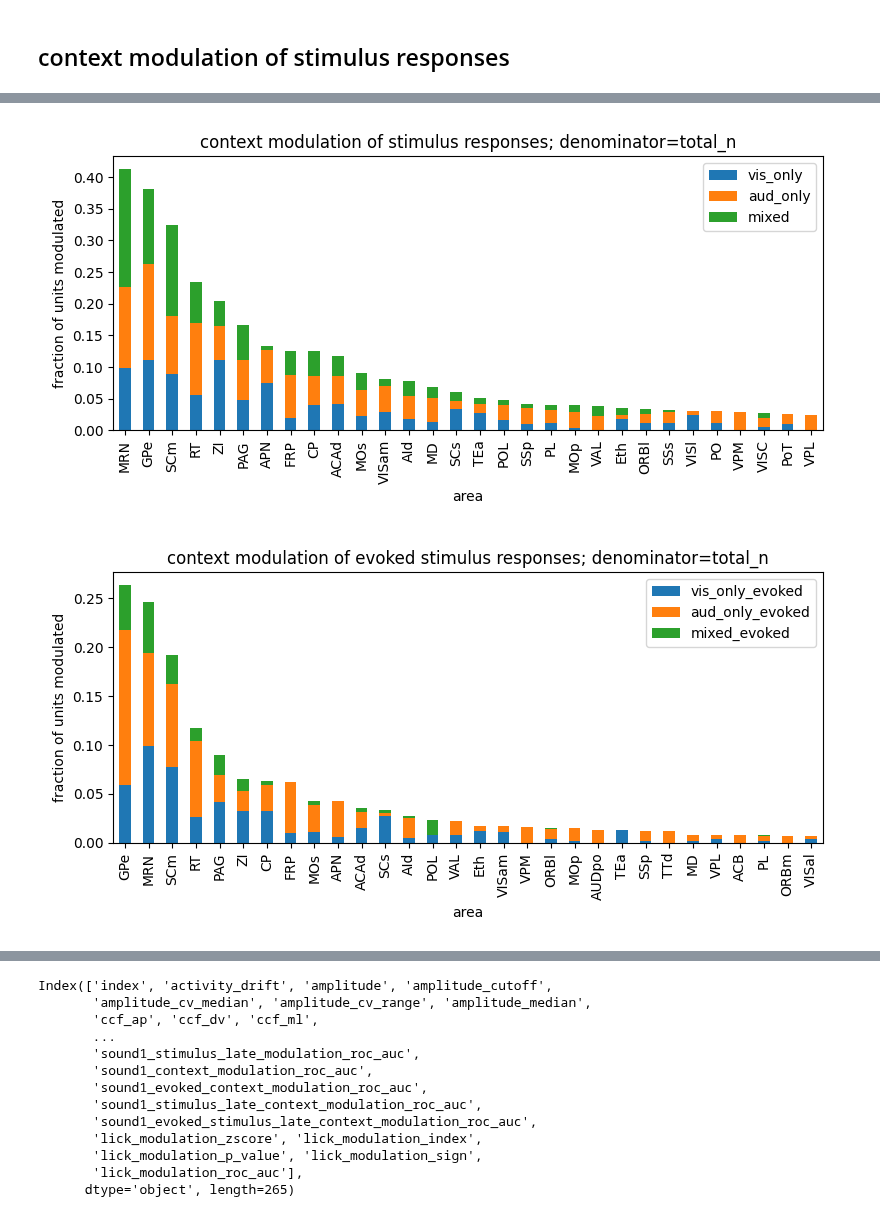
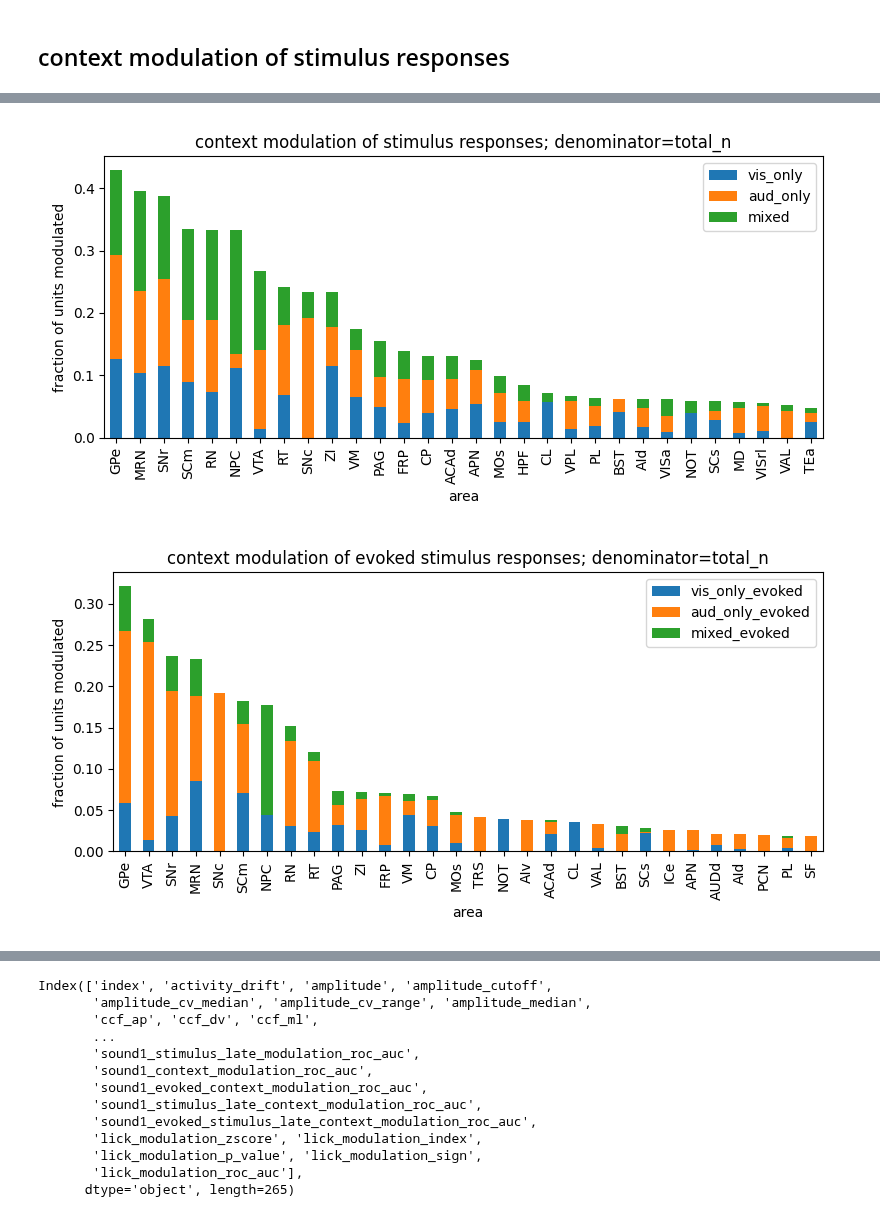
Before and after one commit to AllenInstitute/dynamic_routing_analysis, a Jupyter notebook: notebooks/single_unit_metrics_analysis.ipynb, the cells around one changed output, grey strips where cells are left out. Cells and saved outputs as stored; diff of their text form; code cells hidden in the pictures.

```diff
--- a/notebooks/single_unit_metrics_analysis.ipynb
+++ b/notebooks/single_unit_metrics_analysis.ipynb
@@ -53,7 +53,7 @@ sel_project='DynamicRouting'
 sel_units=all_data.query('presence_ratio>=0.7 and \
                             isi_violations_ratio<=0.5 and \
                             amplitude_cutoff<=0.1 and \
-                            activity_drift<=0.1 and \
+                            activity_drift<=0.2 and \
                             project.str.contains(@sel_project) and \
                             ~structure.isna() and ~location.isna() and \
                             session_id in @dr_session_list')
@@ -75,7 +75,7 @@ structure_grouping = {
 }
 
 exclude_structure_list = [
-    'root','lot','ECT2/3','ECT5','ECT6a','ECT6b','CTXsp','MB','OLF','TH','SCsg','SCzo',
+    'root','lot','ECT2/3','ECT5','ECT6a','ECT6b','CTXsp','MB','OLF','TH','HY','SCsg','SCzo',
     'SCop','SCig','SCiw','SCdg','SCdw','STR','PAL','VL','V3','SEZ','out of brain']
 
 for structure, group in structure_grouping.items():
@@ -250,25 +238,25 @@ area_fraction_context_stim_mod=spike_utils.calculate_context_mod_stim_resp_by_ar
 # %%
 #context modulation of stimulus
 fig,ax=plt.subplots(1,1,figsize=(8,4))
 #vis: vis1+vis2+both_vis
 vis_context_stim_mod=area_fraction_context_stim_mod[['vis1','vis2','both_vis']].sum(axis=1)
 area_fraction_context_stim_mod['vis_only']=vis_context_stim_mod
 
 #aud: sound1+sound2+both_sound
 aud_context_stim_mod=area_fraction_context_stim_mod[['sound1','sound2','both_sound']].sum(axis=1)
 area_fraction_context_stim_mod['aud_only']=aud_context_stim_mod
 
 #total frac responsive
 area_fraction_context_stim_mod['any_stim']=area_fraction_context_stim_mod[['vis1','vis2','sound1','sound2','mixed','both_vis','both_sound']].sum(axis=1)
 
-sort_by_any_context_mod_stim=area_fraction_context_stim_mod.query('n_sessions_w_10_units>=5 and not area.str.islower()').sort_values(by='any_stim',ascending=False).head(30)
+sort_by_any_context_mod_stim=area_fraction_context_stim_mod.query('n_sessions_w_5_units>=4 and not area.str.islower()').sort_values(by='any_stim',ascending=False).head(30)
 sort_by_any_context_mod_stim[['area','vis_only','aud_only','mixed']].plot.bar(ax=ax,x='area',y=['vis_only','aud_only','mixed'],stacked=True)
 ax.set_title('context modulation of stimulus responses; denominator='+sel_denominator)
 ax.set_ylabel('fraction of units modulated')
 
 fig.tight_layout()
 # %% [output]
-[figure, old version]
+[figure, new version]
 # %%
 # #context modulation of evoked stimulus
 # fig,ax=plt.subplots(3,1,figsize=(10,8))
@@ -311,7 +299,7 @@ area_fraction_context_stim_mod['any_stim_evoked']=area_fraction_context_stim_mod
     ['vis1_evoked','vis2_evoked','sound1_evoked','sound2_evoked','mixed_evoked','both_vis_evoked','both_sound_evoked']].sum(axis=1)
 
 sort_by_any_context_mod_stim=area_fraction_context_stim_mod.query(
-    'n_sessions_w_10_units>=5 and not area.str.islower()').sort_values(by='any_stim_evoked',ascending=False).head(30)
+    'n_sessions_w_5_units>=4 and not area.str.islower()').sort_values(by='any_stim_evoked',ascending=False).head(30)
 sort_by_any_context_mod_stim[
     ['area','vis_only_evoked','aud_only_evoked','mixed_evoked']
     ].plot.bar(ax=ax,x='area',y=['vis_only_evoked','aud_only_evoked','mixed_evoked'],stacked=True)
@@ -320,7 +308,7 @@ ax.set_ylabel('fraction of units modulated')
 
 fig.tight_layout()
 # %% [output]
-[figure, old version]
+[figure, new version]
 # %%
 #context modulation of late stimulus responses
 
```
Also changed, not shown: parts of 16 cells of this notebook, 4 other files.
